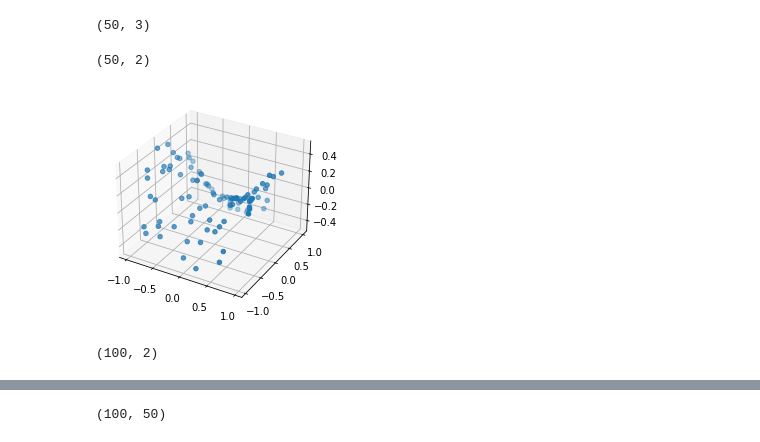
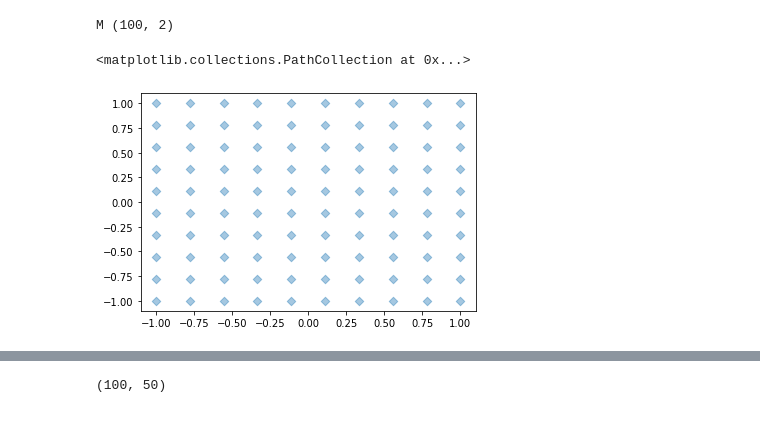
Before and after one commit to furukawa-laboratory/rookies_workout_2021, a Jupyter notebook: som/ando_som_training.ipynb, the cells around one changed output, grey strips where cells are left out. Saved outputs shown, nothing was run; the diff lists cells and outputs as text; code cells hidden in the pictures.

```diff
--- a/som/ando_som_training.ipynb
+++ b/som/ando_som_training.ipynb
@@ -28,29 +39,16 @@ def gen_kura_data(num):
-# %%
-X = gen_kura_data(N)
-print(X.shape)
-# %% [output]
-(50, 3)
-# %%
-#潜在変数を乱数によって初期化
-Z = np.random.rand(N,L)
-Z.shape
-# %% [output]
-(50, 2)
-# %%
-fig = plt.figure()
-ax = fig.add_subplot(111, projection='3d') #三次元マップの描画
-ax.scatter(X[:, 0], X[:, 1], X[:, 2])
-plt.show()
-# %% [output]
-[figure, removed]
 # %%
 #ノードが存在する範囲？の設定 テクニックドリルを参照（詳しくは）
+#潜在空間を離散化する(潜在変数にK個の座標を配置する).
 A = np.linspace(-1,1,nodes)
 B = np.linspace(-1,1,nodes)
 XX, YY = np.meshgrid(A,B)
 xx = XX.reshape(-1)
 yy = YY.reshape(-1)
 M = np.concatenate([xx[:, None], yy[:, None]], axis=1) #変数表でいうζkに該当する
-M.shape
+
+print("M",M.shape)
+plt.scatter(M[:, 0], M[:, 1], alpha=0.4, marker='D')
 # %% [output]
-(100, 2)
+M (100, 2)
+<matplotlib.collections.PathCollection at 0x...>
+[figure, added]
```
Also changed, not shown: parts of 13 cells of this notebook.
